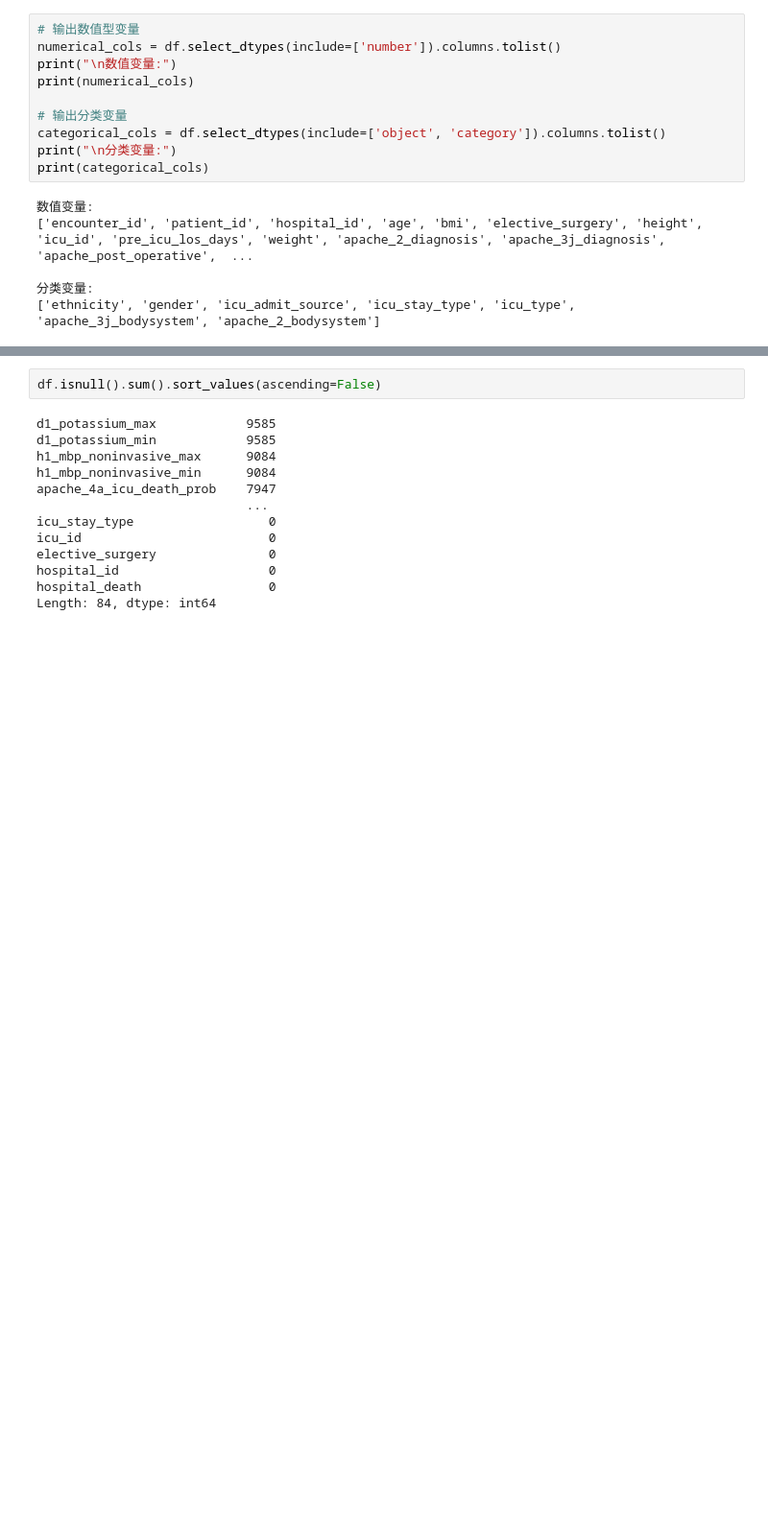
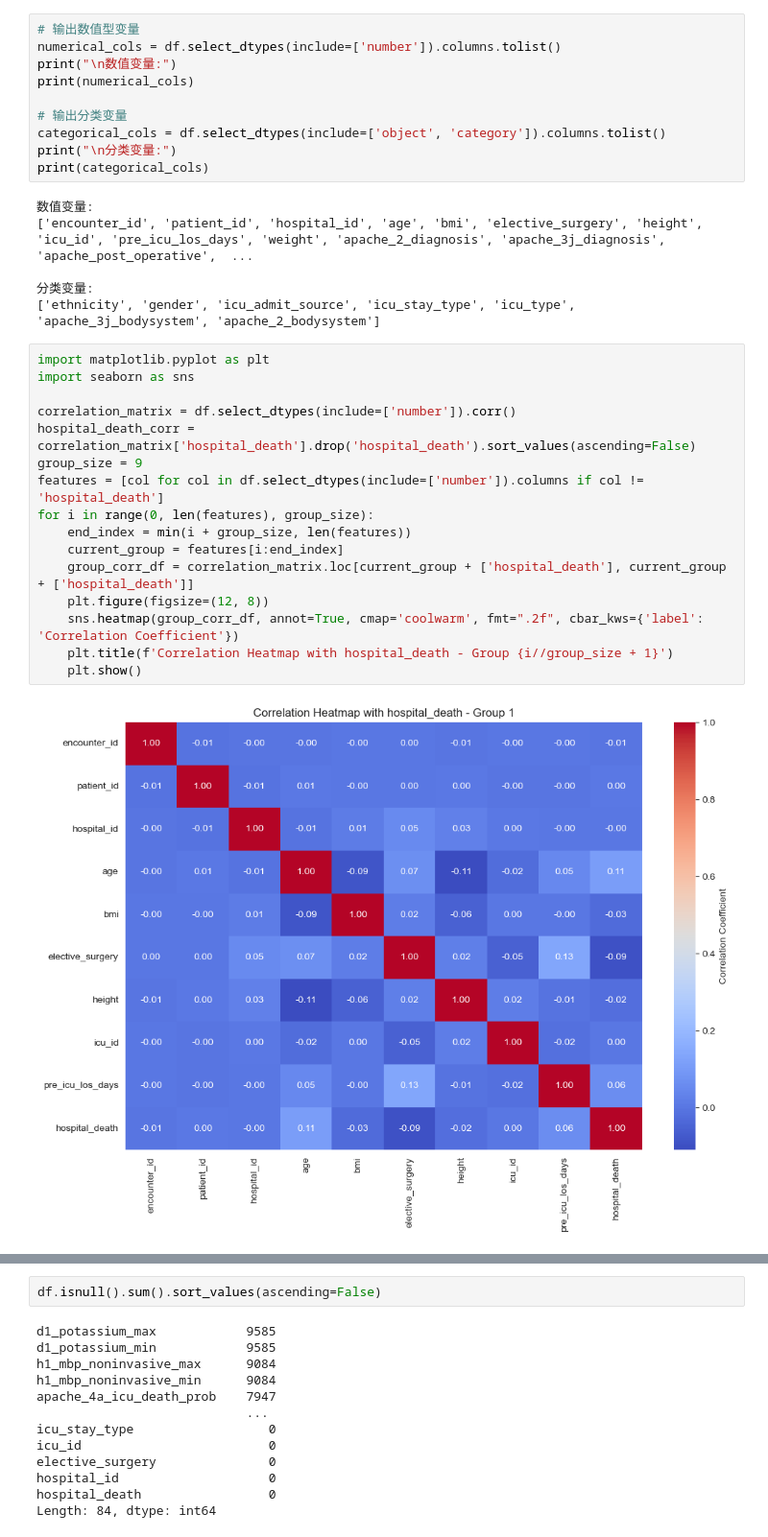
Before and after one commit to Delysid749/Patient-Survival-Prediction, a Jupyter notebook: src/notebook/EDA.ipynb, the cells around one changed output, grey strips where cells are left out. Shown at 96% size. Cells and saved outputs as stored; diff of their text form; blank space fills up the shorter version.

```diff
--- a/src/notebook/EDA.ipynb
+++ b/src/notebook/EDA.ipynb
@@ -96,3 +94,21 @@ print(categorical_cols)
 
 分类变量:
 ['ethnicity', 'gender', 'icu_admit_source', 'icu_stay_type', 'icu_type', 'apache_3j_bodysystem', 'apache_2_bodysystem']
+# %%
+import matplotlib.pyplot as plt
+import seaborn as sns
+
+correlation_matrix = df.select_dtypes(include=['number']).corr()
+hospital_death_corr = correlation_matrix['hospital_death'].drop('hospital_death').sort_values(ascending=False)
+group_size = 9
+features = [col for col in df.select_dtypes(include=['number']).columns if col != 'hospital_death']
+for i in range(0, len(features), group_size):
+    end_index = min(i + group_size, len(features))
+    current_group = features[i:end_index]
+    group_corr_df = correlation_matrix.loc[current_group + ['hospital_death'], current_group + ['hospital_death']]
+    plt.figure(figsize=(12, 8))
+    sns.heatmap(group_corr_df, annot=True, cmap='coolwarm', fmt=".2f", cbar_kws={'label': 'Correlation Coefficient'})
+    plt.title(f'Correlation Heatmap with hospital_death - Group {i//group_size + 1}')
+    plt.show()
+# %% [output]
+[figure, added]
```
Also changed, not shown: parts of 2 cells of this notebook, 4 other files.
